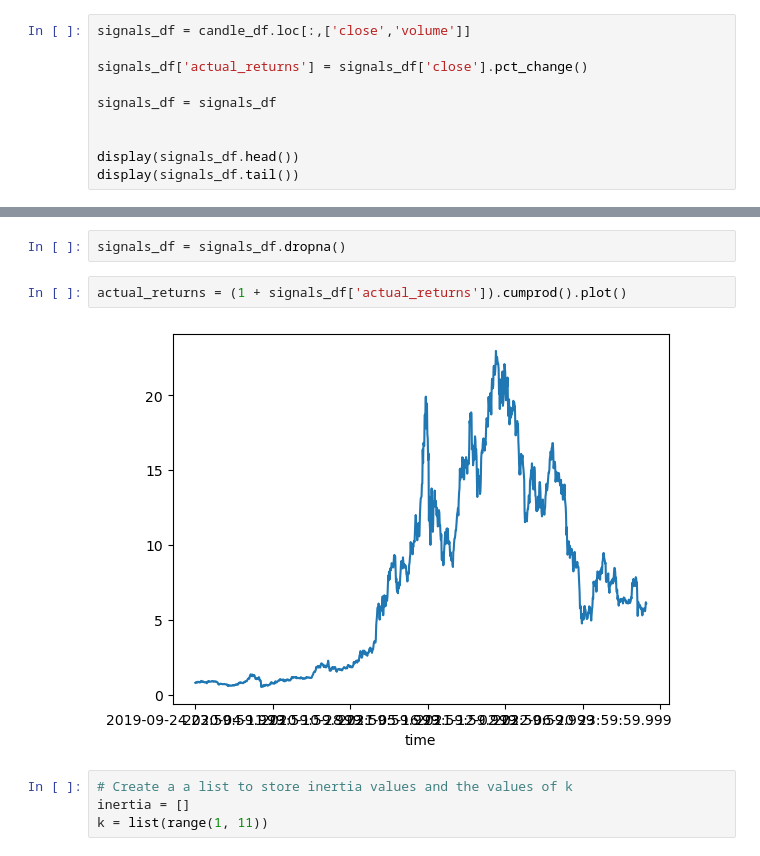
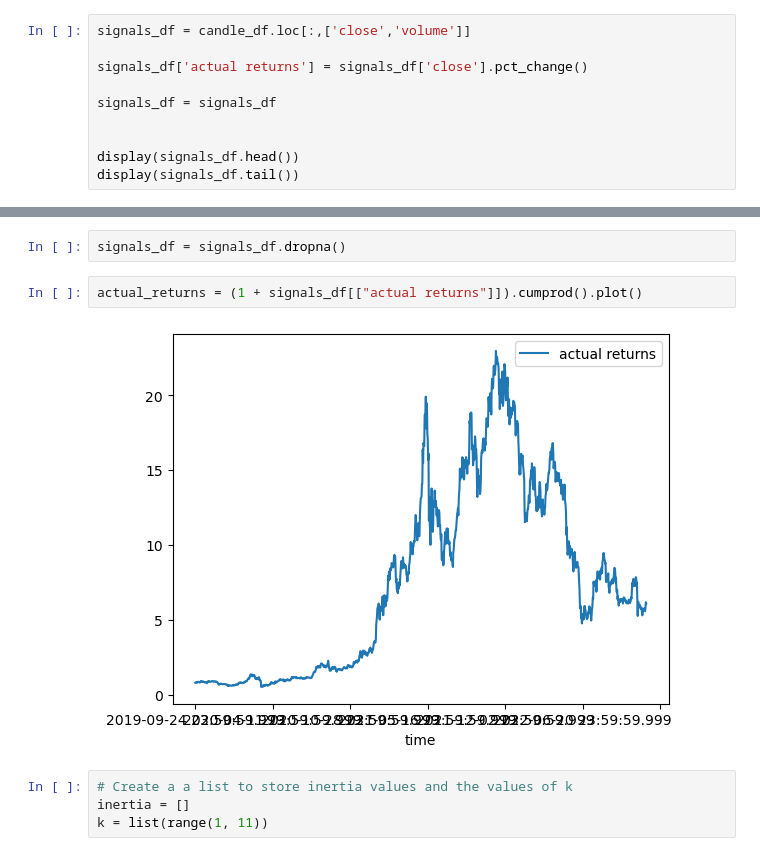
Before and after one commit to jdonnelly0804/project-2, a Jupyter notebook: Resources/Alpha.ipynb, the cells around one changed output, grey strips where cells are left out. Saved outputs shown, nothing was run; the diff lists cells and outputs as text.

```diff
--- a/Resources/Alpha.ipynb
+++ b/Resources/Alpha.ipynb
@@ -29,7 +30,7 @@ display(candle_df.tail())
 # %%
 signals_df = candle_df.loc[:,['close','volume']]
 
-signals_df['actual_returns'] = signals_df['close'].pct_change()
+signals_df['actual returns'] = signals_df['close'].pct_change()
 
 signals_df = signals_df
 
@@ -71,9 +71,9 @@ signals_df
 # %%
 signals_df = signals_df.dropna()
 # %%
-actual_returns = (1 + signals_df['actual_returns']).cumprod().plot()
+actual_returns = (1 + signals_df[["actual returns"]]).cumprod().plot()
 # %% [output]
-[figure, old version]
+[figure, new version]
 # %%
 # Create a a list to store inertia values and the values of k
 inertia = []
```
Also changed, not shown: parts of 48 cells of this notebook.
